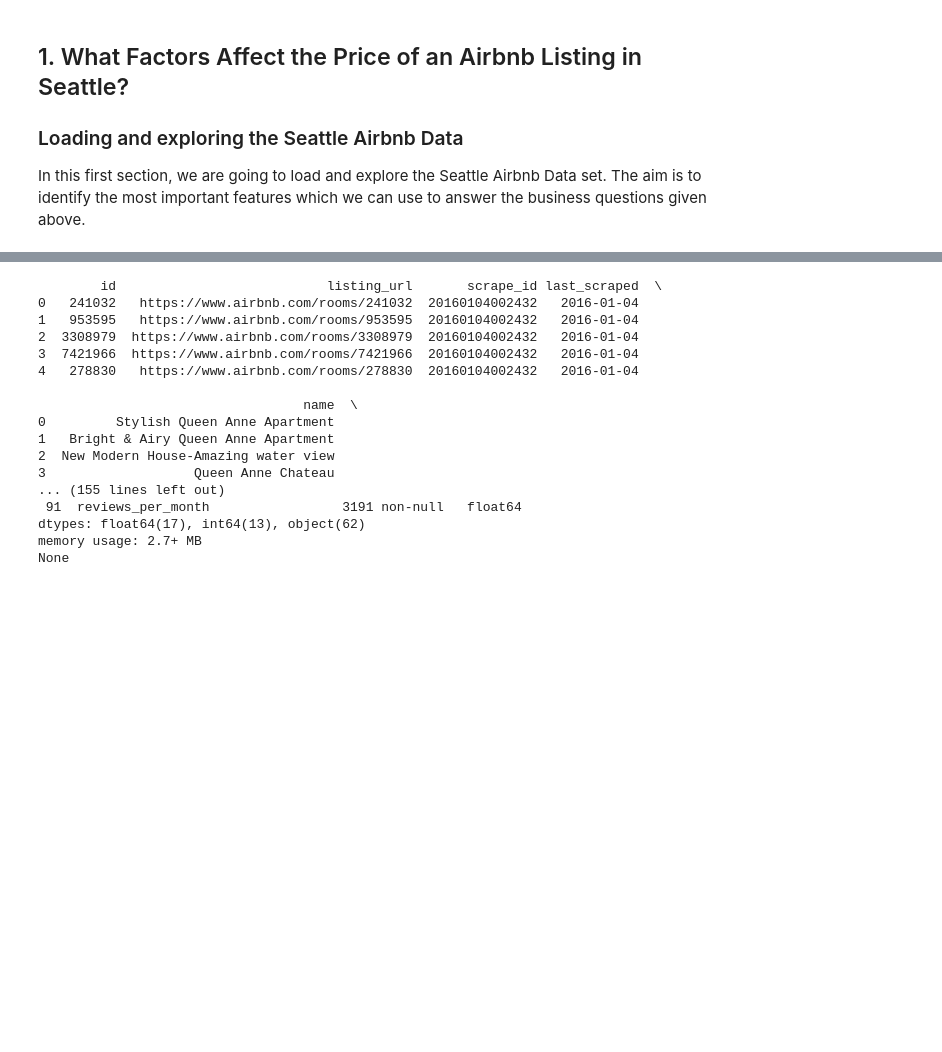
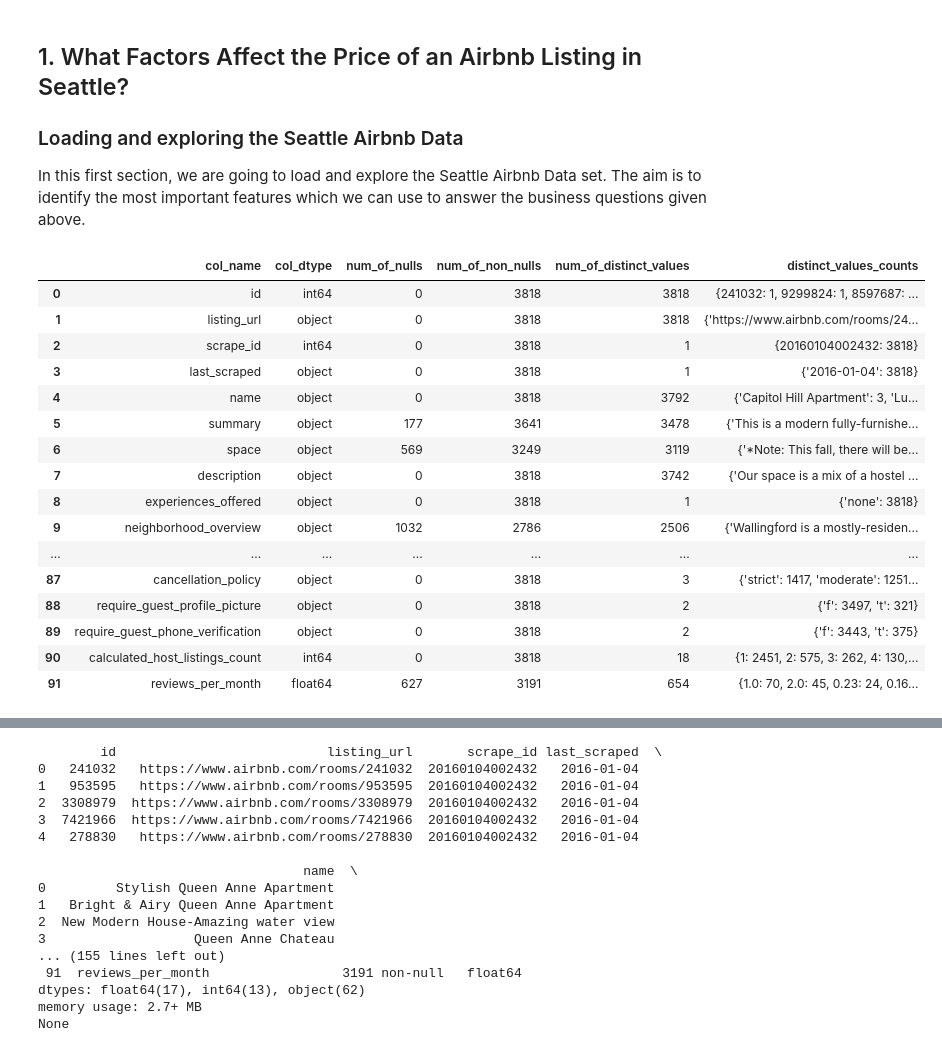
Before and after one commit to chasnerDS/UdacityDS_BlogPost, a Jupyter notebook: data_exploration.ipynb, the cells around one changed output, grey strips where cells are left out. Drawn from its saved outputs; the diff is of its cells as text; code cells hidden in the pictures; blank space fills up the shorter version.

```diff
--- a/data_exploration.ipynb
+++ b/data_exploration.ipynb
@@ -21,3 +21,54 @@ In this first section, we are going to load and explore the Seattle Airbnb Data
 df_seattle_listings_full = pd.read_csv('./seattle_airbnb_data/listings.csv')
 df_seattle_calendar = pd.read_csv('./seattle_airbnb_data/calendar.csv')
 #df_seattle_reviews = pd.read_csv('./seattle_airbnb_data/reviews.csv')
+# %%
+def column_summary(df):
+    summary_data = []
+
+    for col_name in df.columns:
+        col_dtype = df[col_name].dtype
+        num_of_nulls = df[col_name].isnull().sum()
+        num_of_non_nulls = df[col_name].notnull().sum()
+        num_of_distinct_values = df[col_name].nunique()
+
+        if num_of_distinct_values <= 10:
+            distinct_values_counts = df[col_name].value_counts().to_dict()
+        else:
+            top_10_values_counts = df[col_name].value_counts().head(10).to_dict()
+            distinct_values_counts = {k: v for k, v in sorted(top_10_values_counts.items(), key=lambda item: item[1], reverse=True)}
+
+        summary_data.append({
+            'col_name': col_name,
+            'col_dtype': col_dtype,
+            'num_of_nulls': num_of_nulls,
+            'num_of_non_nulls': num_of_non_nulls,
+            'num_of_distinct_values': num_of_distinct_values,
+            'distinct_values_counts': distinct_values_counts
+        })
+
+    summary_df = pd.DataFrame(summary_data)
+    return summary_df
+
+# Example usage:
+# Assuming df is your DataFrame
+summary_df = column_summary(df_seattle_listings_full)
+pd.options.display.max_rows = 100
+display(summary_df)
+# %% [output]
+|  | col_name | col_dtype | num_of_nulls | num_of_non_nulls | num_of_distinct_values | distinct_values_counts |
+| 0 | id | int64 | 0 | 3818 | 3818 | {241032: 1, 9299824: 1, 8597687: ... |
+| 1 | listing_url | object | 0 | 3818 | 3818 | {'https://www.airbnb.com/rooms/24... |
+| 2 | scrape_id | int64 | 0 | 3818 | 1 | {20160104002432: 3818} |
+| 3 | last_scraped | object | 0 | 3818 | 1 | {'2016-01-04': 3818} |
+| 4 | name | object | 0 | 3818 | 3792 | {'Capitol Hill Apartment': 3, 'Lu... |
+| 5 | summary | object | 177 | 3641 | 3478 | {'This is a modern fully-furnishe... |
+| 6 | space | object | 569 | 3249 | 3119 | {'*Note: This fall, there will be... |
+| 7 | description | object | 0 | 3818 | 3742 | {'Our space is a mix of a hostel ... |
+| 8 | experiences_offered | object | 0 | 3818 | 1 | {'none': 3818} |
+| 9 | neighborhood_overview | object | 1032 | 2786 | 2506 | {'Wallingford is a mostly-residen... |
+| ... | ... | ... | ... | ... | ... | ... |
+| 87 | cancellation_policy | object | 0 | 3818 | 3 | {'strict': 1417, 'moderate': 1251... |
+| 88 | require_guest_profile_picture | object | 0 | 3818 | 2 | {'f': 3497, 't': 321} |
+| 89 | require_guest_phone_verification | object | 0 | 3818 | 2 | {'f': 3443, 't': 375} |
+| 90 | calculated_host_listings_count | int64 | 0 | 3818 | 18 | {1: 2451, 2: 575, 3: 262, 4: 130,... |
+| 91 | reviews_per_month | float64 | 627 | 3191 | 654 | {1.0: 70, 2.0: 45, 0.23: 24, 0.16... |
```
Also changed, not shown: parts of 1 cell of this notebook.
